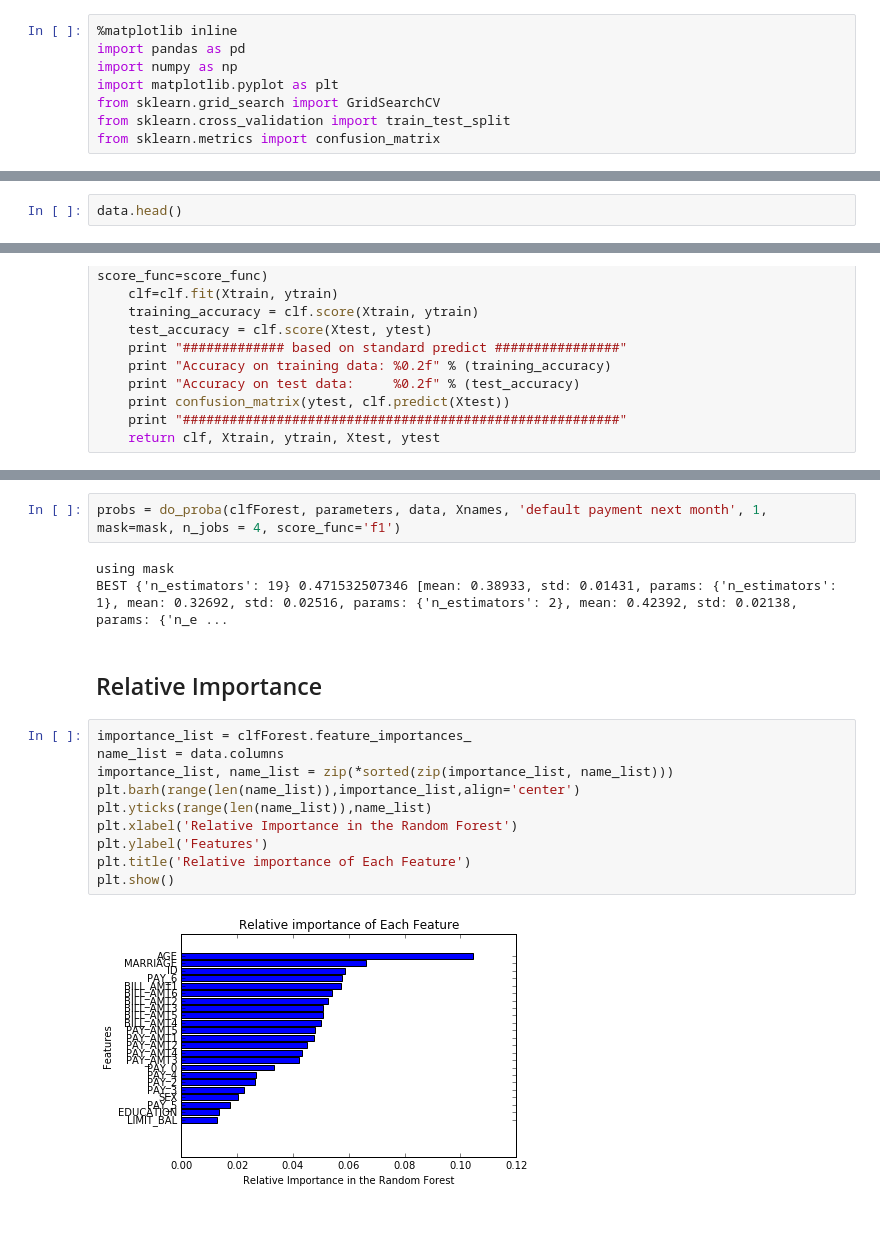
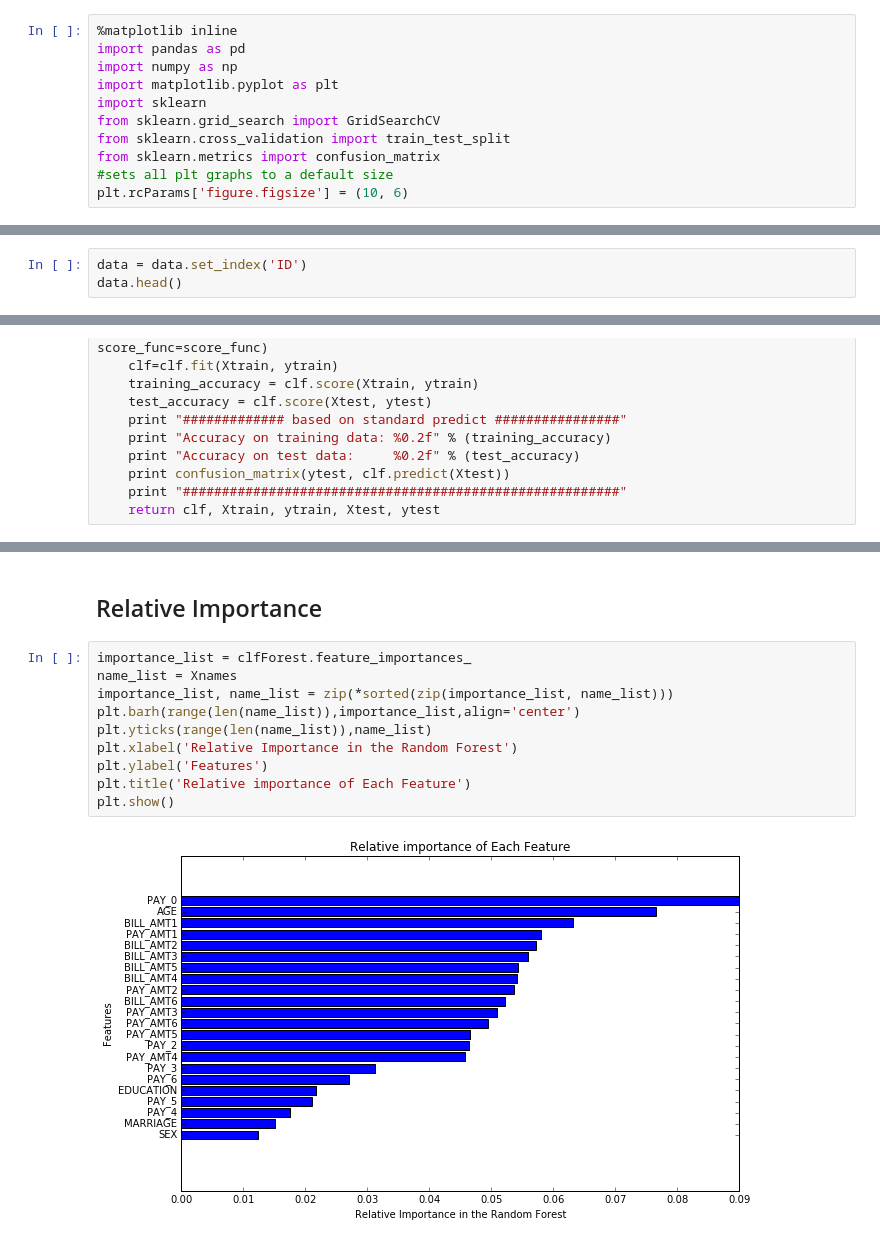
Before and after one commit to alviniac/taiwan-credit-default-analysis, a Jupyter notebook: Taiwan credit default machine learning.ipynb, the cells around one changed output, grey strips where cells are left out. Saved outputs shown, nothing was run; the diff lists cells and outputs as text.

```diff
--- a/Taiwan credit default machine learning.ipynb
+++ b/Taiwan credit default machine learning.ipynb
@@ -3,14 +3,18 @@
 import pandas as pd
 import numpy as np
 import matplotlib.pyplot as plt
+import sklearn
 from sklearn.grid_search import GridSearchCV
 from sklearn.cross_validation import train_test_split
 from sklearn.metrics import confusion_matrix
+#sets all plt graphs to a default size
+plt.rcParams['figure.figsize'] = (10, 6)
 # %%
 data = pd.read_excel("default of credit card clients.xls", skiprows = 1)
 data.shape
 # %% [output]
 (30000, 25)
 # %%
+data = data.set_index('ID')
 data.head()
 # %% [output]
@@ -160,19 +121,14 @@ def do_proba(clf, parameters, indf, featurenames, targetname, target1val, mask=N
-# %%
-probs = do_proba(clfForest, parameters, data, Xnames, 'default payment next month', 1, mask=mask, n_jobs = 4, score_func='f1')
-# %% [output]
-using mask
-BEST {'n_estimators': 19} 0.471532507346 [mean: 0.38933, std: 0.01431, params: {'n_estimators': 1}, mean: 0.32692, std: 0.02516, params: {'n_estimators': 2}, mean: 0.42392, std: 0.02138, params: {'n_e ...
 # %% [markdown]
 ## Relative Importance
 # %%
 importance_list = clfForest.feature_importances_
-name_list = data.columns
+name_list = Xnames
 importance_list, name_list = zip(*sorted(zip(importance_list, name_list)))
 plt.barh(range(len(name_list)),importance_list,align='center')
 plt.yticks(range(len(name_list)),name_list)
 plt.xlabel('Relative Importance in the Random Forest')
 plt.ylabel('Features')
 plt.title('Relative importance of Each Feature')
 plt.show()
 # %% [output]
-[figure, old version]
+[figure, new version]
```
Also changed, not shown: parts of 9 cells of this notebook, 1 other file.
